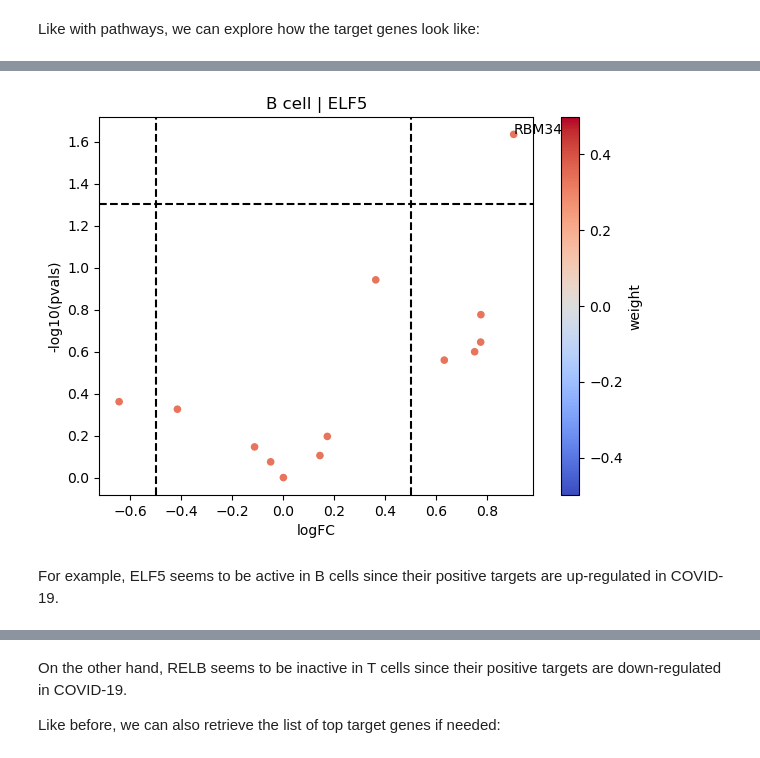
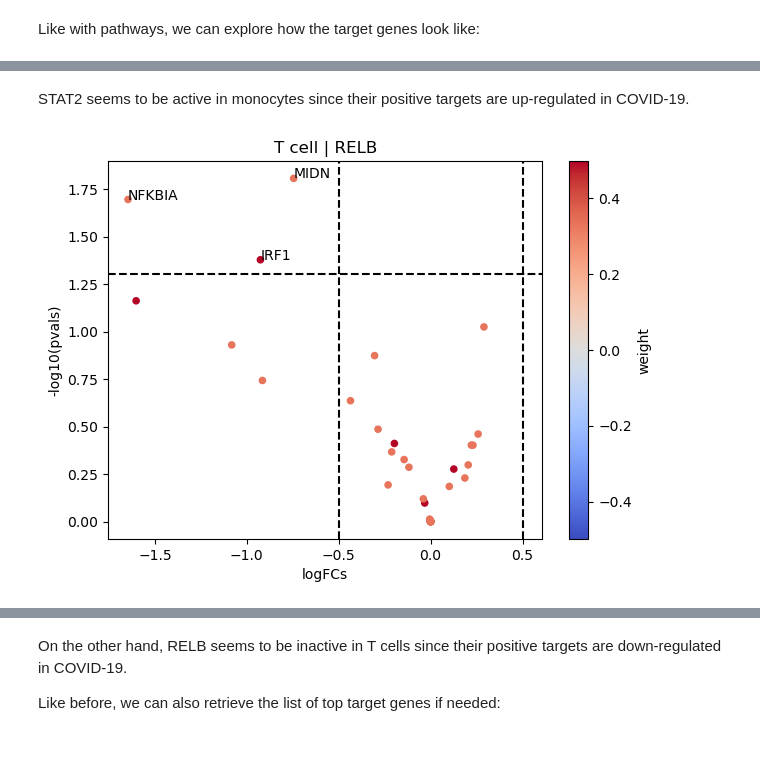
Before and after one commit to saezlab/decoupler-py, a Jupyter notebook: docs/source/notebooks/pseudobulk.ipynb, the cells around one changed output, grey strips where cells are left out. Saved outputs shown, nothing was run; the diff lists cells and outputs as text; code cells hidden in the pictures.

```diff
--- a/docs/source/notebooks/pseudobulk.ipynb
+++ b/docs/source/notebooks/pseudobulk.ipynb
@@ -191,6 +219,6 @@ To estimate pathway activities we will use the resource PROGENy and the method `
 progeny = dc.get_progeny(top=300)
 
 # Infer pathway activities with mlm
-pathway_acts, pathway_pvals = dc.run_mlm(mat=logFCs, net=progeny, source='source', target='target', weight='weight')
+pathway_acts, pathway_pvals = dc.dense_run(dc.run_consensus, mat=logFCs, net=progeny, verbose=True)
 pathway_acts
 # %% [output]
@@ -243,6 +280,6 @@ Similarly to pathways, we can estimate transcription factor activities using the
 dorothea = dc.get_dorothea()
 
 # Infer pathway activities with mlm
-tf_acts, tf_pvals = dc.run_mlm(mat=logFCs, net=dorothea, source='source', target='target', weight='weight')
+tf_acts, tf_pvals = dc.dense_run(dc.run_consensus, mat=logFCs, net=dorothea, verbose=True)
 tf_acts
 # %% [output]
@@ -276,6 +323,6 @@ Like with pathways, we can explore how the target genes look like:
+# %% [markdown]
+STAT2 seems to be active in monocytes since their positive targets are up-regulated in COVID-19.
 # %%
-dc.plot_volcano(logFCs, pvals, 'ELF5', 'B cell', dorothea, top=5, source='source', target='target', weight='weight', sign_thr=0.05, lFCs_thr=0.5)
+dc.plot_volcano(logFCs, pvals, 'T cell', name='RELB', net=dorothea, top=5, sign_thr=0.05, lFCs_thr=0.5)
 # %% [output]
-[figure, old version]
+[figure, new version]
-# %% [markdown]
-For example, ELF5 seems to be active in B cells since their positive targets are up-regulated in COVID-19.
```
Also changed, not shown: parts of 24 cells of this notebook, 3 other files.
